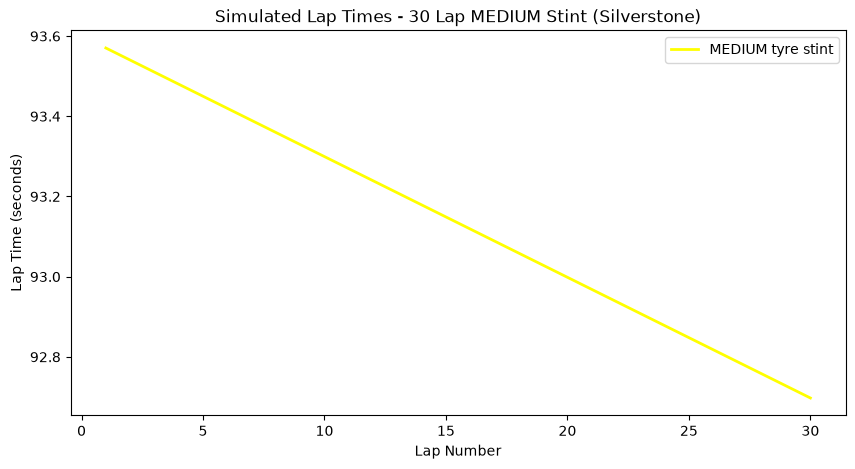
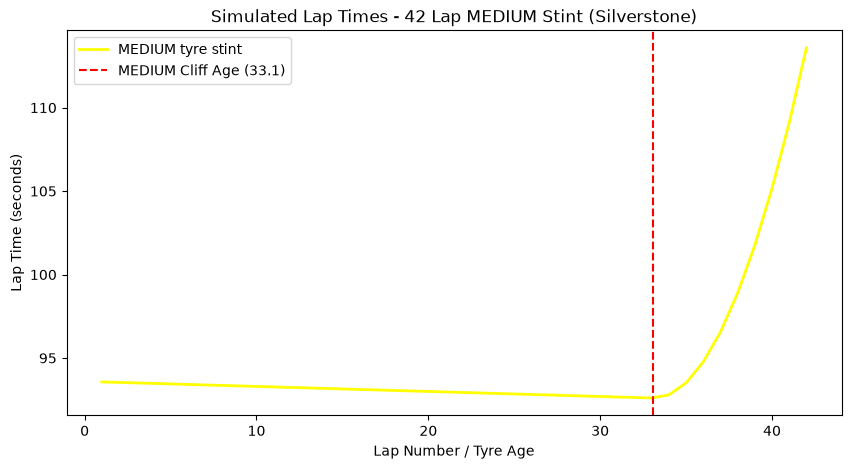
The change to this notebook cell's code, shown as a diff; its figure went from the first image to the second:
--- before
+++ after
@@ -11,12 +11,13 @@
     return base_pace + deg + fuel_eff
 
-# Simulate running 30 laps on MEDIUM from the start of the race
-lap_numbers = np.arange(1, 31)
+# Simulate running 42 laps on MEDIUM from the start of the race to clearly cross the cliff_age (33.1)
+lap_numbers = np.arange(1, 43)
 sim_times = [sim_lap_time("MEDIUM", age, age) for age in lap_numbers]
 
 plt.figure(figsize=(10, 5))
 plt.plot(lap_numbers, sim_times, label="MEDIUM tyre stint", color="yellow", lw=2)
-plt.title("Simulated Lap Times - 30 Lap MEDIUM Stint (Silverstone)")
-plt.xlabel("Lap Number")
+plt.axvline(calib["compounds"]["MEDIUM"]["cliff_age"], color="red", linestyle="--", label=f"MEDIUM Cliff Age ({calib['compounds']['MEDIUM']['cliff_age']})")
+plt.title("Simulated Lap Times - 42 Lap MEDIUM Stint (Silverstone)")
+plt.xlabel("Lap Number / Tyre Age")
 plt.ylabel("Lap Time (seconds)")
 plt.legend()

Commit: style(notebooks): extend simulated stint to 42 laps to show MEDIUM tire cliff